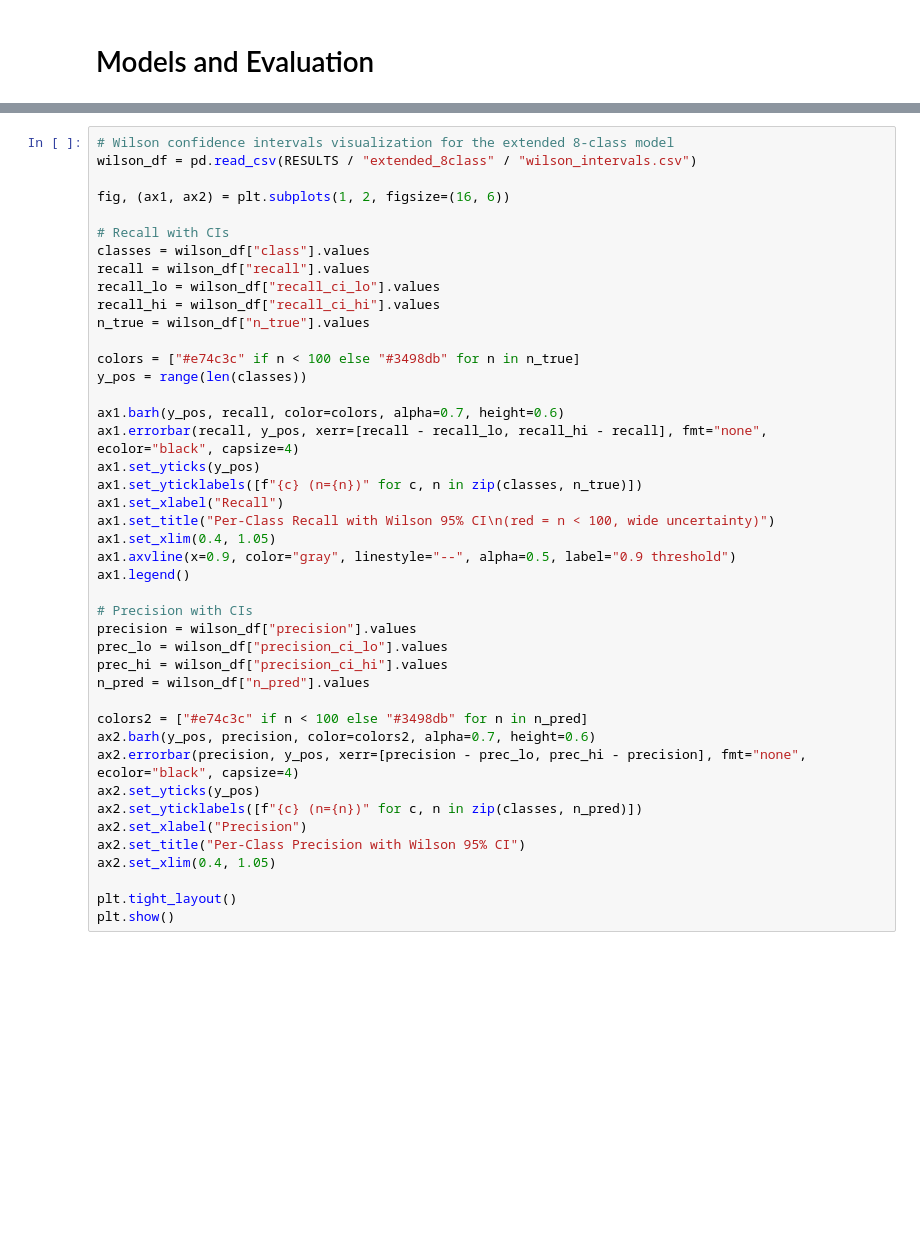
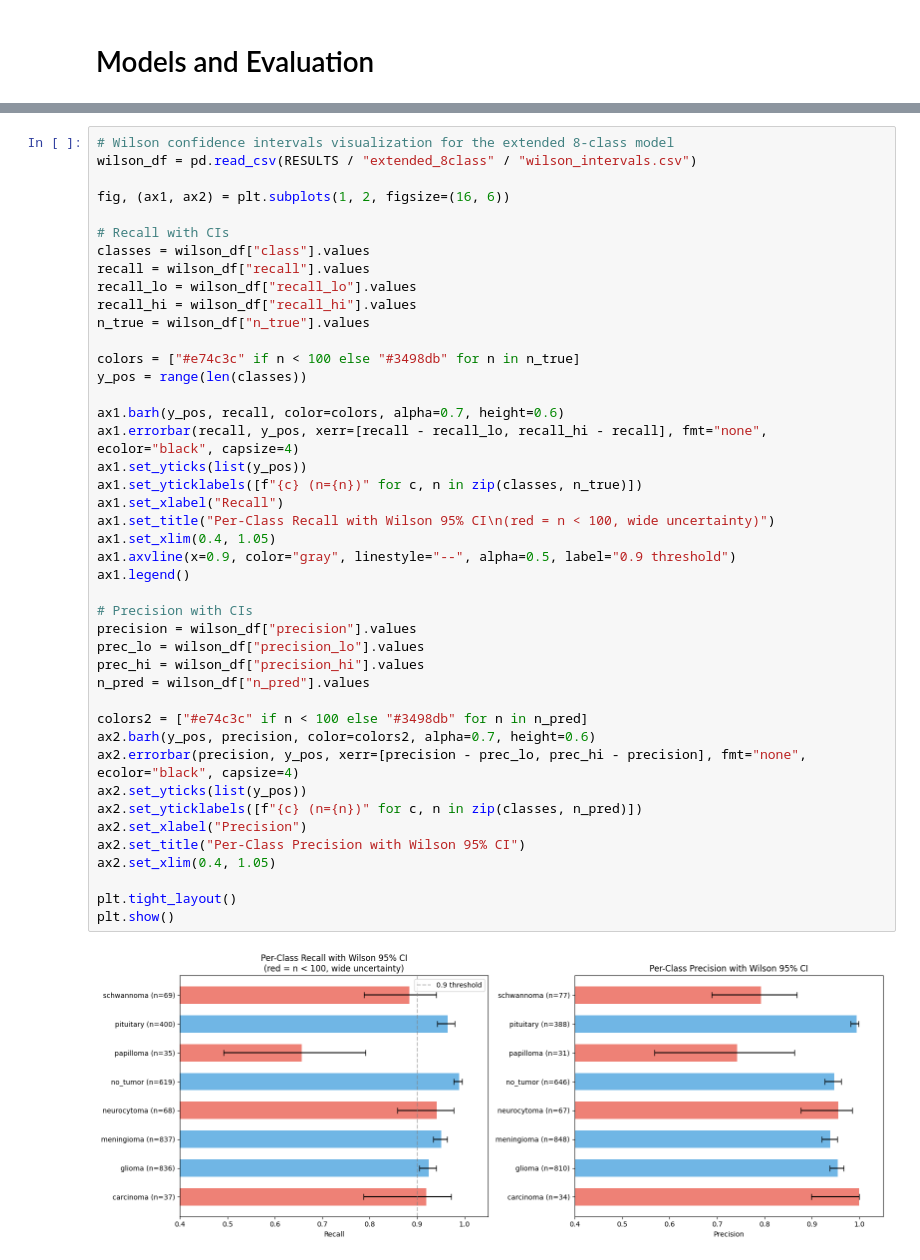
Before and after one commit to kiranshay/brain-tumor-classifier, a Jupyter notebook: NeuroScan_Final_Report.ipynb, the cells around one changed output, grey strips where cells are left out. Saved outputs shown, nothing was run; the diff lists cells and outputs as text; blank space fills up the shorter version.

```diff
--- a/NeuroScan_Final_Report.ipynb
+++ b/NeuroScan_Final_Report.ipynb
@@ -381,40 +404,42 @@ fig, (ax1, ax2) = plt.subplots(1, 2, figsize=(16, 6))
 # Recall with CIs
 classes = wilson_df["class"].values
 recall = wilson_df["recall"].values
-recall_lo = wilson_df["recall_ci_lo"].values
-recall_hi = wilson_df["recall_ci_hi"].values
+recall_lo = wilson_df["recall_lo"].values
+recall_hi = wilson_df["recall_hi"].values
 n_true = wilson_df["n_true"].values
 
 colors = ["#e74c3c" if n < 100 else "#3498db" for n in n_true]
 y_pos = range(len(classes))
 
 ax1.barh(y_pos, recall, color=colors, alpha=0.7, height=0.6)
 ax1.errorbar(recall, y_pos, xerr=[recall - recall_lo, recall_hi - recall], fmt="none", ecolor="black", capsize=4)
-ax1.set_yticks(y_pos)
+ax1.set_yticks(list(y_pos))
 ax1.set_yticklabels([f"{c} (n={n})" for c, n in zip(classes, n_true)])
 ax1.set_xlabel("Recall")
 ax1.set_title("Per-Class Recall with Wilson 95% CI\n(red = n < 100, wide uncertainty)")
 ax1.set_xlim(0.4, 1.05)
 ax1.axvline(x=0.9, color="gray", linestyle="--", alpha=0.5, label="0.9 threshold")
 ax1.legend()
 
 # Precision with CIs
 precision = wilson_df["precision"].values
-prec_lo = wilson_df["precision_ci_lo"].values
-prec_hi = wilson_df["precision_ci_hi"].values
+prec_lo = wilson_df["precision_lo"].values
+prec_hi = wilson_df["precision_hi"].values
 n_pred = wilson_df["n_pred"].values
 
 colors2 = ["#e74c3c" if n < 100 else "#3498db" for n in n_pred]
 ax2.barh(y_pos, precision, color=colors2, alpha=0.7, height=0.6)
 ax2.errorbar(precision, y_pos, xerr=[precision - prec_lo, prec_hi - precision], fmt="none", ecolor="black", capsize=4)
-ax2.set_yticks(y_pos)
+ax2.set_yticks(list(y_pos))
 ax2.set_yticklabels([f"{c} (n={n})" for c, n in zip(classes, n_pred)])
 ax2.set_xlabel("Precision")
 ax2.set_title("Per-Class Precision with Wilson 95% CI")
 ax2.set_xlim(0.4, 1.05)
 
 plt.tight_layout()
 plt.show()
+# %% [output]
+[figure, added]
 # %%
 # Side-by-side comparison: trustworthy vs leaky recall by class
 fig, ax = plt.subplots(figsize=(10, 5))
```
Also changed, not shown: parts of 20 cells of this notebook.
